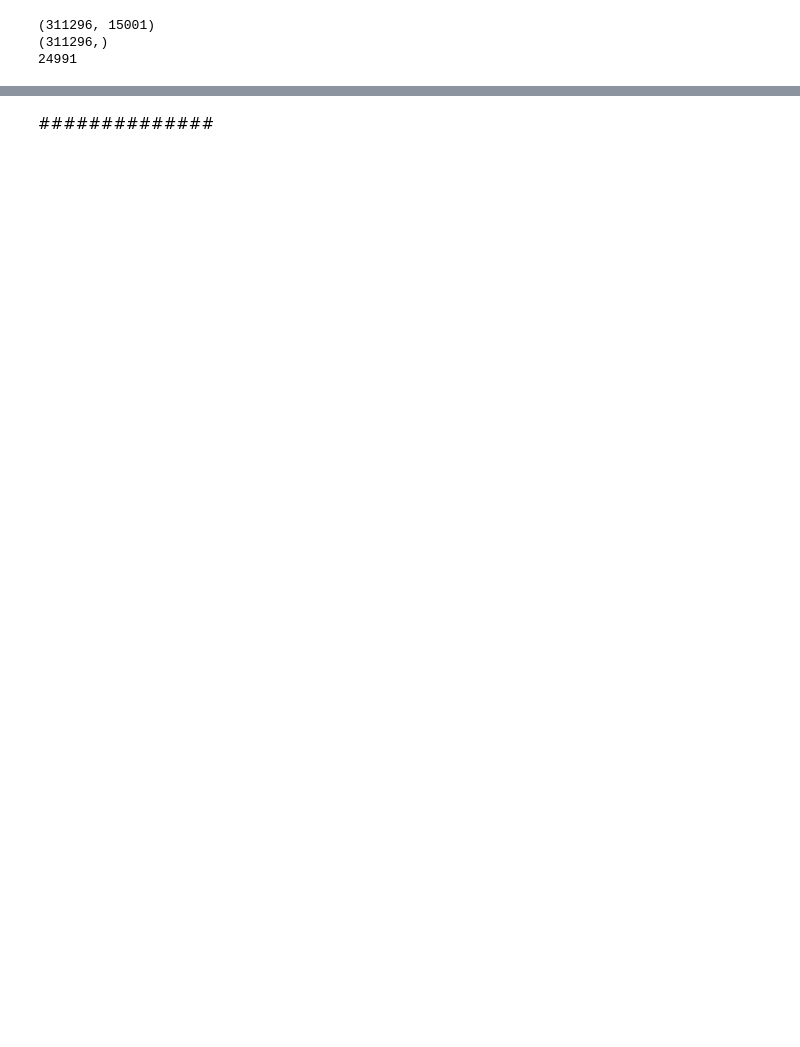
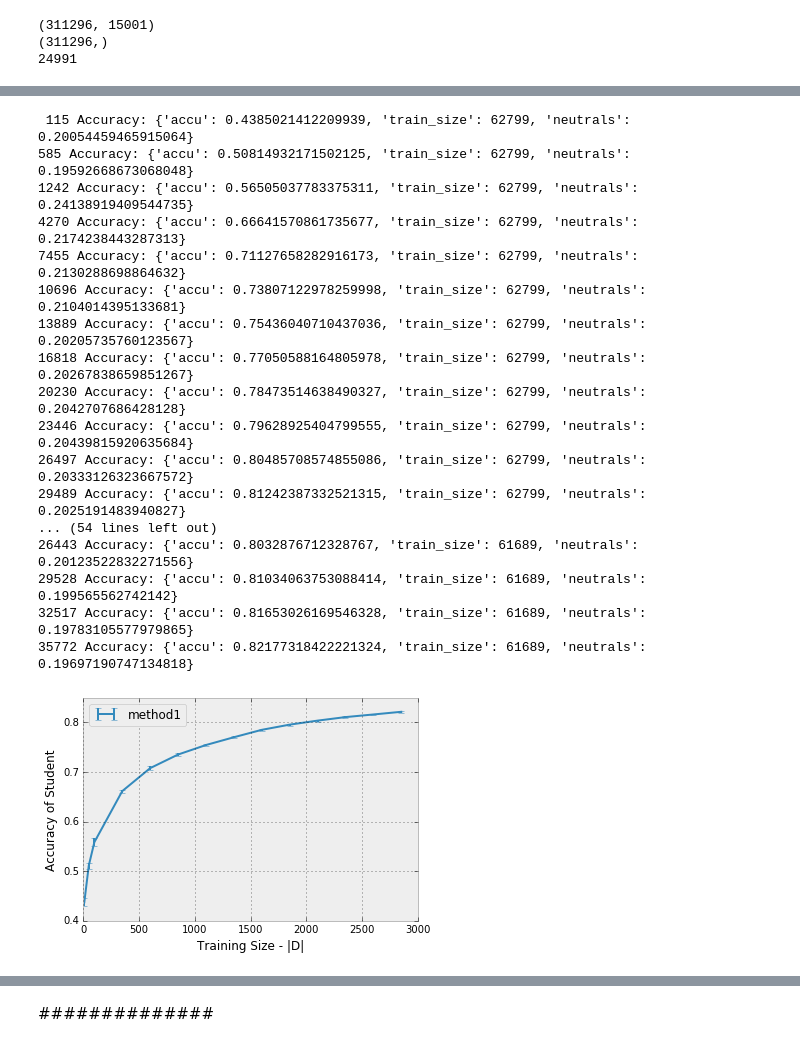
Before and after one commit to mramire8/notebooks, a Jupyter notebook: revisiting/sentence_classifier_features.ipynb, the cells around one changed output, grey strips where cells are left out. Saved outputs shown, nothing was run; the diff lists cells and outputs as text; code cells hidden in the pictures; blank space fills up the shorter version.

```diff
--- a/revisiting/sentence_classifier_features.ipynb
+++ b/revisiting/sentence_classifier_features.ipynb
@@ -515,0 +730,24 @@ scores, mean, std = experiment_v2(train_x,train_y, train_clf, test_clf, s,sent_s
+# %%
+scores, mean, std = experiment_v2(train_x,train_y, train_clf, test_clf, s_clf, sent_size=sent_len, n_folds=5, train_sizes=sizes)
+dats = np.array([[s['accu'] for s in t] for t in scores])
+exp_plot({'method1':{'mean':dats.mean(axis=0), 'std':dats.std(axis=0)}}, sizes=sizes)
+save_fig(["no_context", "counts"])
+# %% [output]
+ 115 Accuracy: {'accu': 0.4385021412209939, 'train_size': 62799, 'neutrals': 0.20054459465915064}
+585 Accuracy: {'accu': 0.50814932171502125, 'train_size': 62799, 'neutrals': 0.19592668673068048}
+1242 Accuracy: {'accu': 0.56505037783375311, 'train_size': 62799, 'neutrals': 0.24138919409544735}
+4270 Accuracy: {'accu': 0.66641570861735677, 'train_size': 62799, 'neutrals': 0.2174238443287313}
+7455 Accuracy: {'accu': 0.71127658282916173, 'train_size': 62799, 'neutrals': 0.2130288698864632}
+10696 Accuracy: {'accu': 0.73807122978259998, 'train_size': 62799, 'neutrals': 0.2104014395133681}
+13889 Accuracy: {'accu': 0.75436040710437036, 'train_size': 62799, 'neutrals': 0.20205735760123567}
+16818 Accuracy: {'accu': 0.77050588164805978, 'train_size': 62799, 'neutrals': 0.20267838659851267}
+20230 Accuracy: {'accu': 0.78473514638490327, 'train_size': 62799, 'neutrals': 0.2042707686428128}
+23446 Accuracy: {'accu': 0.79628925404799555, 'train_size': 62799, 'neutrals': 0.20439815920635684}
+26497 Accuracy: {'accu': 0.80485708574855086, 'train_size': 62799, 'neutrals': 0.20333126323667572}
+29489 Accuracy: {'accu': 0.81242387332521315, 'train_size': 62799, 'neutrals': 0.2025191483940827}
+... (54 lines left out)
+26443 Accuracy: {'accu': 0.8032876712328767, 'train_size': 61689, 'neutrals': 0.20123522832271556}
+29528 Accuracy: {'accu': 0.81034063753088414, 'train_size': 61689, 'neutrals': 0.199565562742142}
+32517 Accuracy: {'accu': 0.81653026169546328, 'train_size': 61689, 'neutrals': 0.19783105577979865}
+35772 Accuracy: {'accu': 0.82177318422221324, 'train_size': 61689, 'neutrals': 0.19697190747134818}
+[figure, added]
```
Also changed, not shown: parts of 38 cells of this notebook, 3 other files.
